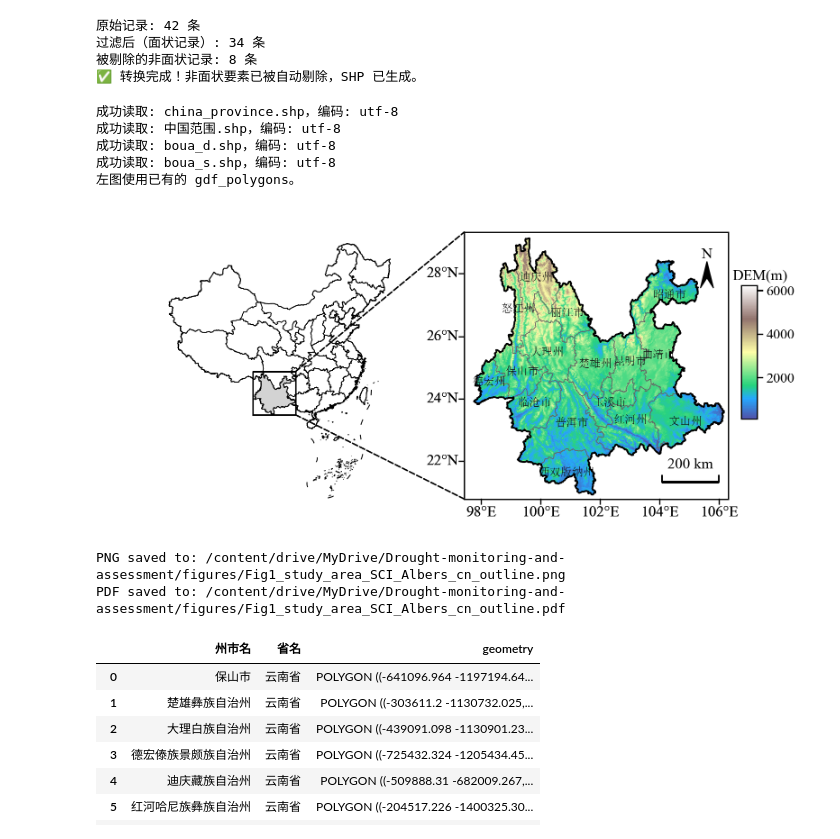
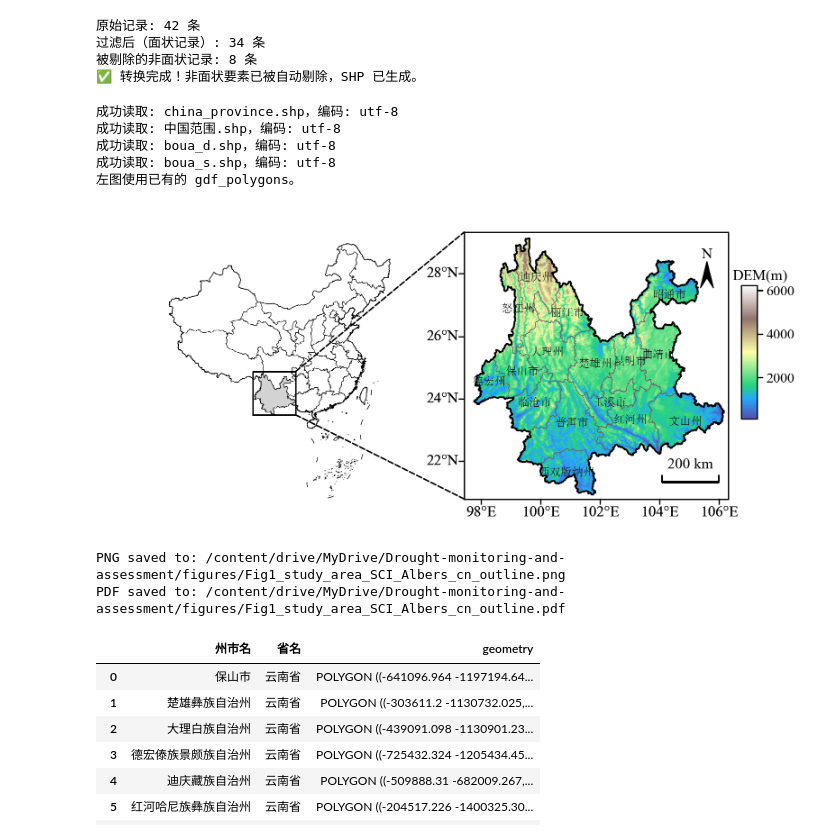
Before and after one commit to hongxu-yn/Drought-monitoring-and-assessment, a Jupyter notebook: src/研究区概况.ipynb, the cells around one changed output. Cells and saved outputs as stored; diff of their text form; code cells hidden in the pictures.

```diff
--- a/src/研究区概况.ipynb
+++ b/src/研究区概况.ipynb
@@ -333,10 +333,9 @@ ax1 = fig.add_subplot(gs[0, 0], projection=proj_albers)
 ax2 = fig.add_subplot(gs[0, 1], projection=proj_albers)
 
 ax1.set_extent(china_extent, crs=pc)
-plot_outline_mixed_geometry(cn_outline_albers, ax=ax1, color="black", linewidth=0.50, zorder=7)
-left_gdf_albers.boundary.plot(ax=ax1, edgecolor="black", linewidth=0.4, zorder=2)
-
-yn_outline_albers.plot(ax=ax1, facecolor="lightgray", edgecolor="black", linewidth=0.4, zorder=8)
+plot_outline_mixed_geometry(cn_outline_albers, ax=ax1, color="black", linewidth=0.35, zorder=7)
+left_gdf_albers.boundary.plot(ax=ax1, edgecolor="black", linewidth=0.2, zorder=2)
+yn_outline_albers.plot(ax=ax1, facecolor="lightgray", edgecolor="black", linewidth=0.2, zorder=8)
 ax1.set_extent(china_extent, crs=pc)
 
 for spine in ax1.spines.values():
@@ -347,9 +346,7 @@ ax1.set_yticks([])
 
 fig.canvas.draw()
 
-# =====================================================
-# 8.2 右图：云南研究区
-# =====================================================
+
 # =====================================================
 # 8.2 右图：云南研究区 (✅ 已更新：加入 DEM 图例)
 # =====================================================
@@ -500,34 +497,34 @@ con_top = mpatches.ConnectionPatch(
     xyA=(ax2_x1, ax2_y1), xyB=(0, 1),
     coordsA="data", coordsB="axes fraction",
     axesA=ax1, axesB=ax2,
     color="black", linewidth=0.8, linestyle="--", zorder=100, clip_on=False
 )
 # 右下角相连
 con_bottom = mpatches.ConnectionPatch(
     xyA=(ax2_x1, ax2_y0), xyB=(0, 0),
     coordsA="data", coordsB="axes fraction",
     axesA=ax1, axesB=ax2,
     color="black", linewidth=0.8, linestyle="--", zorder=100, clip_on=False
 )
 
 ax1.add_artist(con_top)
 ax1.add_artist(con_bottom)
 # =====================================================
 # 9. 保存
 # =====================================================
 plt.savefig(out_png, dpi=600, bbox_inches="tight")
 plt.savefig(out_pdf, dpi=600, bbox_inches="tight")
 plt.show()
 
 print(f"PNG saved to: {out_png}")
 print(f"PDF saved to: {out_pdf}")
 # %% [output]
 成功读取: china_province.shp，编码: utf-8
 成功读取: 中国范围.shp，编码: utf-8
 成功读取: boua_d.shp，编码: utf-8
 成功读取: boua_s.shp，编码: utf-8
 左图使用已有的 gdf_polygons。
-[figure, old version]
+[figure, new version]
 PNG saved to: /content/drive/MyDrive/Drought-monitoring-and-assessment/figures/Fig1_study_area_SCI_Albers_cn_outline.png
 PDF saved to: /content/drive/MyDrive/Drought-monitoring-and-assessment/figures/Fig1_study_area_SCI_Albers_cn_outline.pdf
 # %%
```
